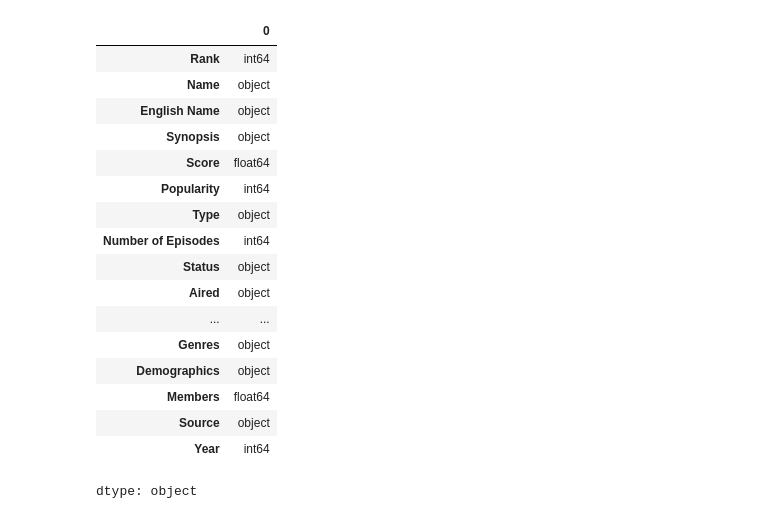
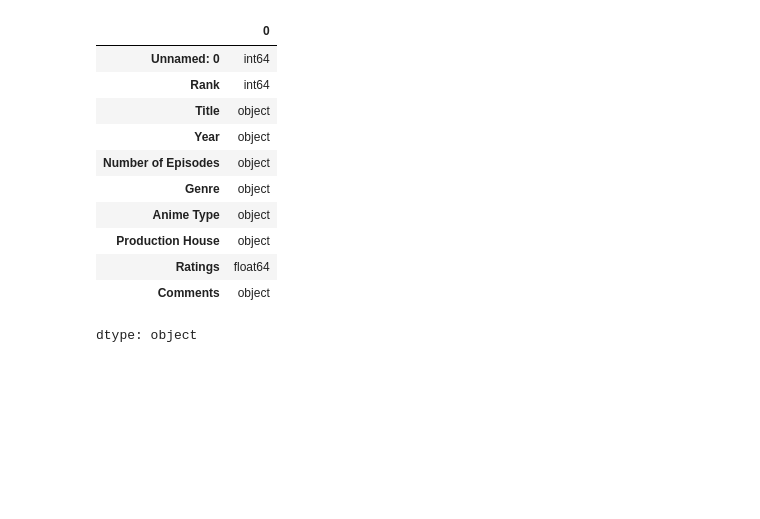
Before and after one commit to ArushiG11/Anime-Data-Analysis, a Jupyter notebook: Anime_Dataset.ipynb, the cells around one changed output. Cells and saved outputs as stored; diff of their text form; code cells hidden in the pictures; blank space fills up the shorter version.

```diff
--- a/Anime_Dataset.ipynb
+++ b/Anime_Dataset.ipynb
@@ -307 +40,6 @@ df_mal_clean = clean_mal_data(df_mal)
+# %%
+as_url = 'https://raw.githubusercontent.com/ArushiG11/Anime-Data-Analysis/main/aniSearch.csv'
+# Load the CSV data into a DataFrame
+df_as = pd.read_csv(as_url)
+df_as = df_as.drop("Unnamed: 0", axis=1)
 # %%
@@ -316,21 +54,15 @@ df_mal_clean.head()
 # %%
-df_mal_clean.dtypes
+df_as.dtypes
 # %% [output]
 |  | 0 |
+| Unnamed: 0 | int64 |
 | Rank | int64 |
-| Name | object |
-| English Name | object |
-| Synopsis | object |
-| Score | float64 |
-| Popularity | int64 |
-| Type | object |
-| Number of Episodes | int64 |
-| Status | object |
-| Aired | object |
-| ... | ... |
-| Genres | object |
-| Demographics | object |
-| Members | float64 |
-| Source | object |
-| Year | int64 |
+| Title | object |
+| Year | object |
+| Number of Episodes | object |
+| Genre | object |
+| Anime Type | object |
+| Production House | object |
+| Ratings | float64 |
+| Comments | object |
 dtype: object
```
Also changed, not shown: parts of 21 cells of this notebook.
